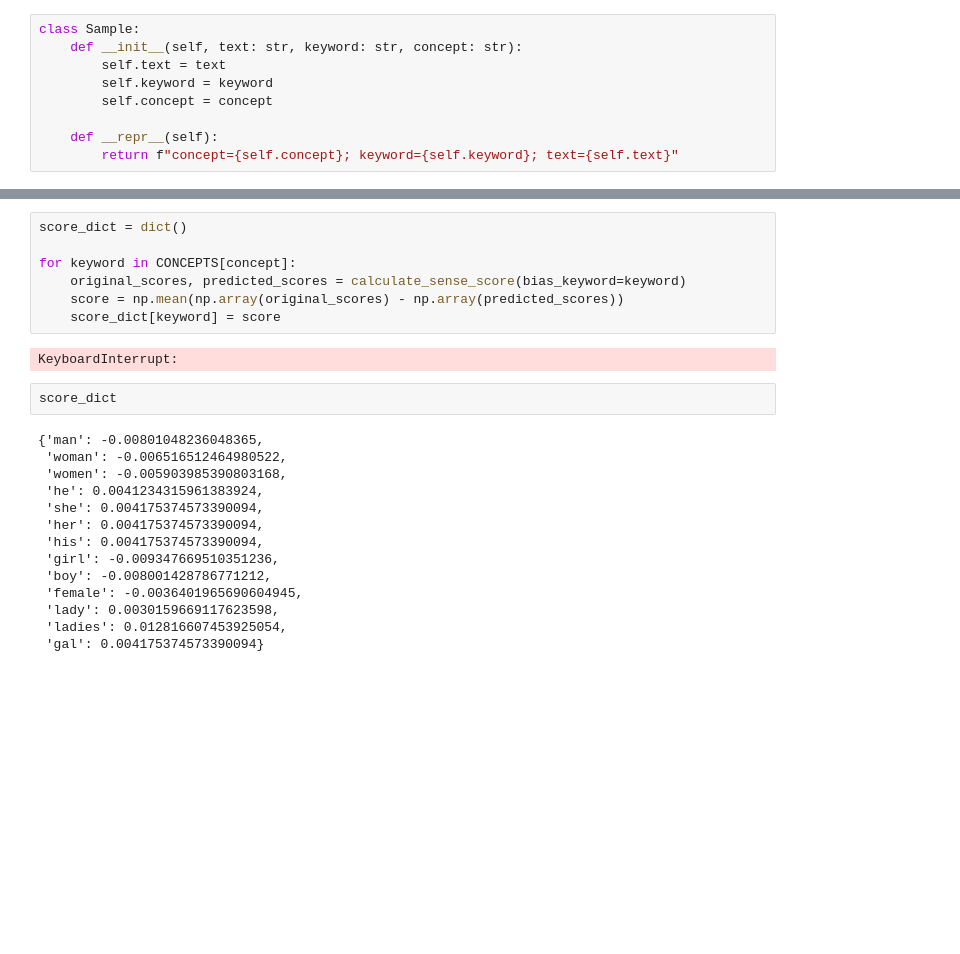
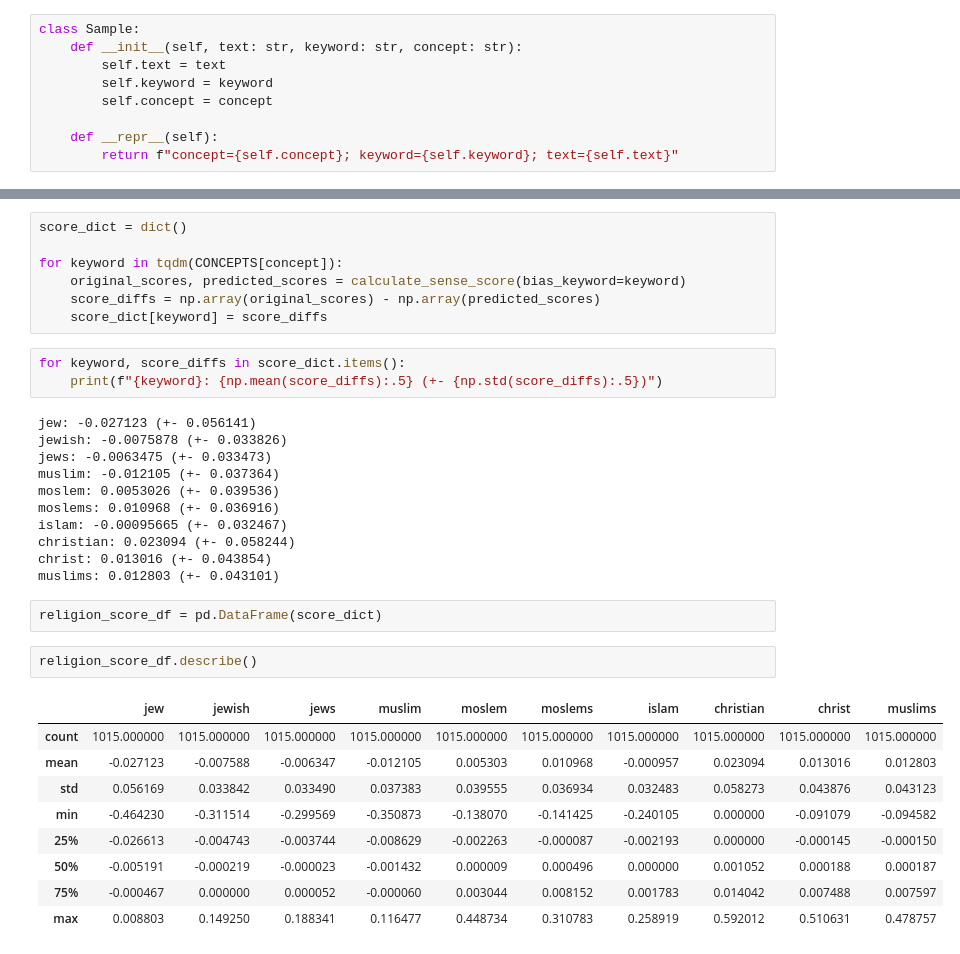
Before and after one commit to biaslyze-dev/biaslyze, a Jupyter notebook: notebooks/test-0.0.1-toxic-comments.ipynb, the cells around one changed output, grey strips where cells are left out. Drawn from its saved outputs; the diff is of its cells as text; blank space fills up the shorter version.

```diff
--- a/notebooks/test-0.0.1-toxic-comments.ipynb
+++ b/notebooks/test-0.0.1-toxic-comments.ipynb
@@ -463,25 +467,35 @@ SenseScore: 0.01303
 # %%
 score_dict = dict()
 
-for keyword in CONCEPTS[concept]:
+for keyword in tqdm(CONCEPTS[concept]):
     original_scores, predicted_scores = calculate_sense_score(bias_keyword=keyword)
-    score = np.mean(np.array(original_scores) - np.array(predicted_scores))
-    score_dict[keyword] = score
+    score_diffs = np.array(original_scores) - np.array(predicted_scores)
+    score_dict[keyword] = score_diffs
-# %% [output]
-KeyboardInterrupt:
 # %%
-score_dict
+for keyword, score_diffs in score_dict.items():
+    print(f"{keyword}: {np.mean(score_diffs):.5} (+- {np.std(score_diffs):.5})")
 # %% [output]
-{'man': -0.00801048236048365,
- 'woman': -0.006516512464980522,
- 'women': -0.005903985390803168,
- 'he': 0.0041234315961383924,
- 'she': 0.004175374573390094,
- 'her': 0.004175374573390094,
- 'his': 0.004175374573390094,
- 'girl': -0.009347669510351236,
- 'boy': -0.008001428786771212,
- 'female': -0.0036401965690604945,
- 'lady': 0.0030159669117623598,
- 'ladies': 0.012816607453925054,
- 'gal': 0.004175374573390094}
+jew: -0.027123 (+- 0.056141)
+jewish: -0.0075878 (+- 0.033826)
+jews: -0.0063475 (+- 0.033473)
+muslim: -0.012105 (+- 0.037364)
+moslem: 0.0053026 (+- 0.039536)
+moslems: 0.010968 (+- 0.036916)
+islam: -0.00095665 (+- 0.032467)
+christian: 0.023094 (+- 0.058244)
+christ: 0.013016 (+- 0.043854)
+muslims: 0.012803 (+- 0.043101)
+# %%
+religion_score_df = pd.DataFrame(score_dict)
+# %%
+religion_score_df.describe()
+# %% [output]
+|  | jew | jewish | jews | muslim | moslem | moslems | islam | christian | christ | muslims |
+| count | 1015.000000 | 1015.000000 | 1015.000000 | 1015.000000 | 1015.000000 | 1015.000000 | 1015.000000 | 1015.000000 | 1015.000000 | 1015.000000 |
+| mean | -0.027123 | -0.007588 | -0.006347 | -0.012105 | 0.005303 | 0.010968 | -0.000957 | 0.023094 | 0.013016 | 0.012803 |
+| std | 0.056169 | 0.033842 | 0.033490 | 0.037383 | 0.039555 | 0.036934 | 0.032483 | 0.058273 | 0.043876 | 0.043123 |
+| min | -0.464230 | -0.311514 | -0.299569 | -0.350873 | -0.138070 | -0.141425 | -0.240105 | 0.000000 | -0.091079 | -0.094582 |
+| 25% | -0.026613 | -0.004743 | -0.003744 | -0.008629 | -0.002263 | -0.000087 | -0.002193 | 0.000000 | -0.000145 | -0.000150 |
+| 50% | -0.005191 | -0.000219 | -0.000023 | -0.001432 | 0.000009 | 0.000496 | 0.000000 | 0.001052 | 0.000188 | 0.000187 |
+| 75% | -0.000467 | 0.000000 | 0.000052 | -0.000060 | 0.003044 | 0.008152 | 0.001783 | 0.014042 | 0.007488 | 0.007597 |
+| max | 0.008803 | 0.149250 | 0.188341 | 0.116477 | 0.448734 | 0.310783 | 0.258919 | 0.592012 | 0.510631 | 0.478757 |
```
Also changed, not shown: parts of 12 cells of this notebook.
